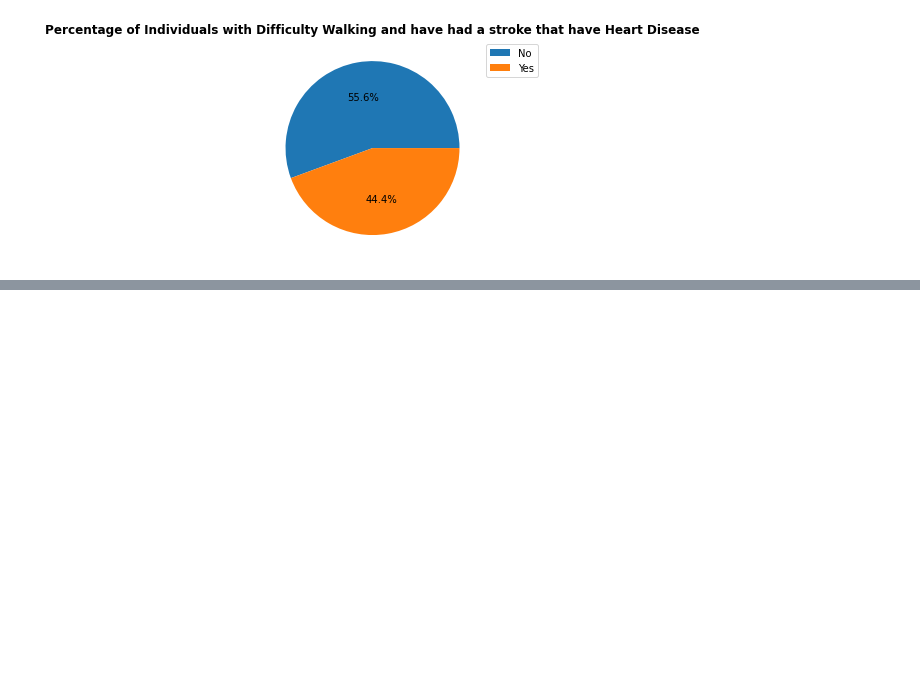
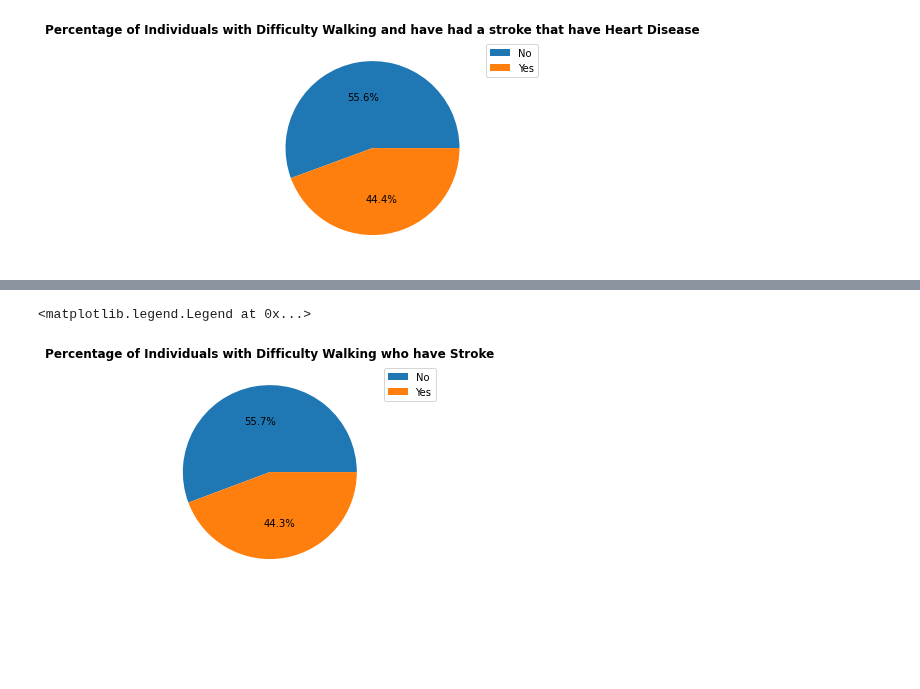
Before and after one commit to JerayuT/Group-5-WQ23-Data-Science, a Jupyter notebook: EDA.ipynb, the cells around one changed output, grey strips where cells are left out. Saved outputs shown, nothing was run; the diff lists cells and outputs as text; code cells hidden in the pictures; blank space fills up the shorter version.

```diff
--- a/EDA.ipynb
+++ b/EDA.ipynb
@@ -528,3 +536,11 @@ plt.legend(bbox_to_anchor=(1, 1), labels = ['No', 'Yes'])
+# %%
+diffwal_stroke = heart_dataset.loc[(heart_dataset['Stroke'] == 'Yes')]
+plt.pie(diffwal_stroke['DiffWalking'].value_counts(), autopct='%1.1f%%')
+plt.title('Percentage of Individuals with Difficulty Walking who have Stroke',weight = 'bold')
+plt.legend(bbox_to_anchor=(1, 1), labels = ['No', 'Yes'])
+# %% [output]
+<matplotlib.legend.Legend at 0x...>
+[figure, added]
 # %% [markdown]
 <br>
 <br>
```
Also changed, not shown: parts of 1 cell of this notebook, 1 other file.
